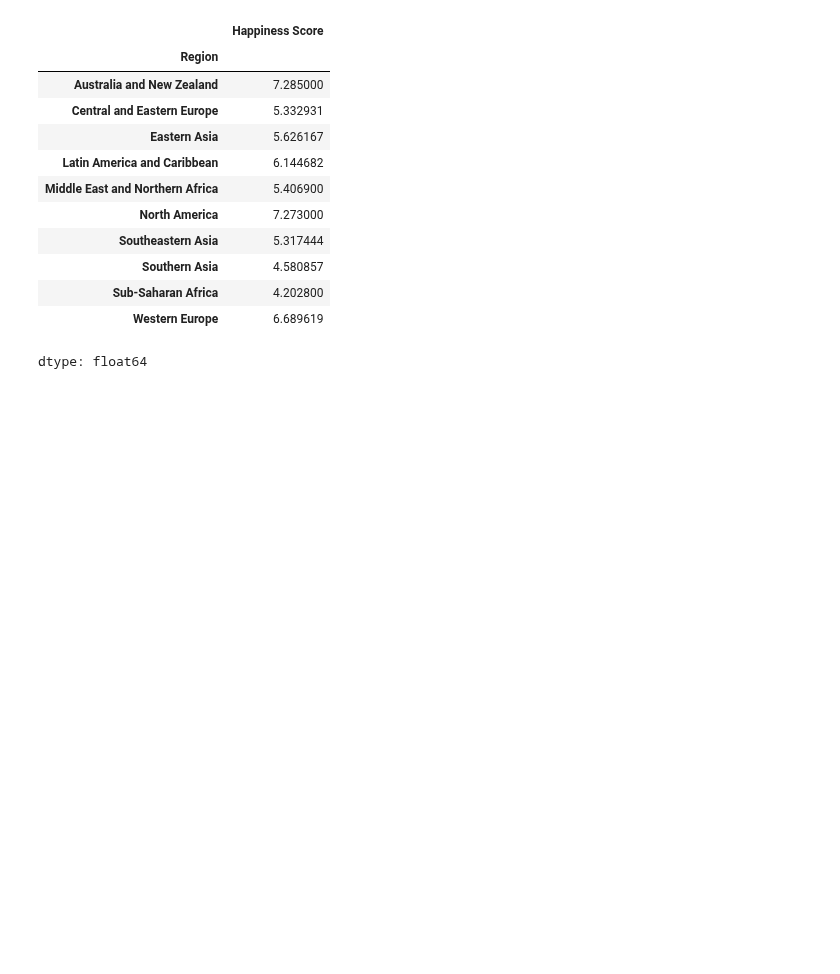
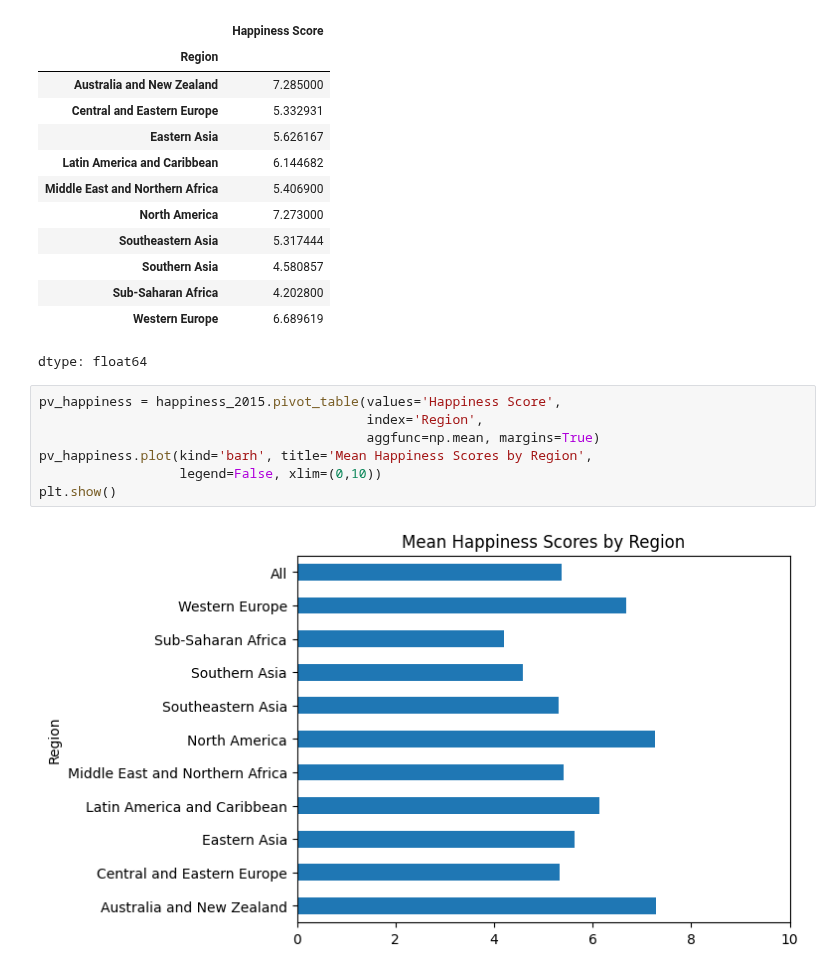
Before and after one commit to Krzesimir13/DataQuest, a Jupyter notebook: world_happiness.ipynb, the cells around one changed output. Cells and saved outputs as stored; diff of their text form; blank space fills up the shorter version.

```diff
--- a/world_happiness.ipynb
+++ b/world_happiness.ipynb
@@ -193,3 +194,12 @@ happiness_means
 | Sub-Saharan Africa | 4.202800 |
 | Western Europe | 6.689619 |
 dtype: float64
+# %%
+pv_happiness = happiness_2015.pivot_table(values='Happiness Score',
+                                          index='Region',
+                                          aggfunc=np.mean, margins=True)
+pv_happiness.plot(kind='barh', title='Mean Happiness Scores by Region',
+                  legend=False, xlim=(0,10))
+plt.show()
+# %% [output]
+[figure, added]
```
Also changed, not shown: parts of 5 cells of this notebook.
